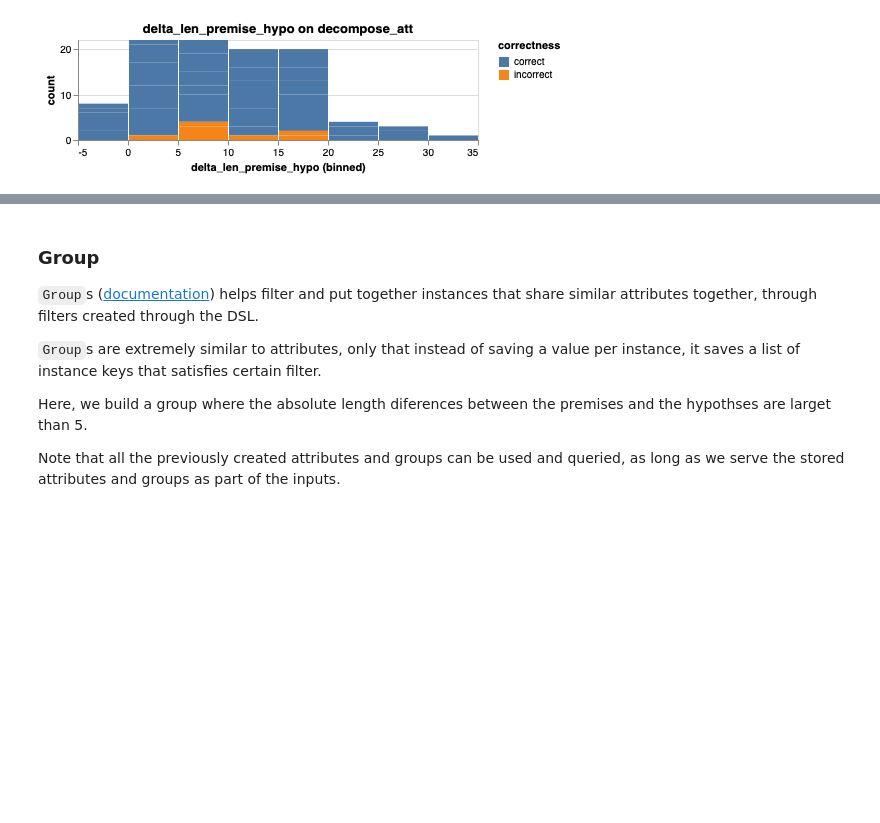
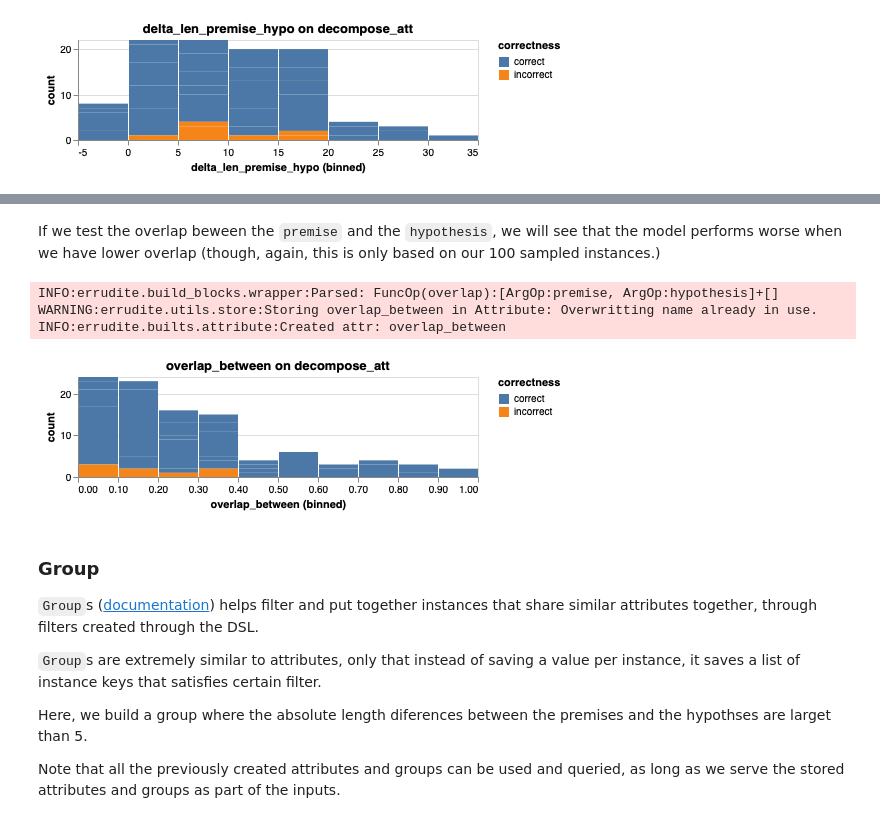
Before and after one commit to uwdata/errudite, a Jupyter notebook: tutorials/02-attr_and_group.ipynb, the cells around one changed output, grey strips where cells are left out. Drawn from its saved outputs; the diff is of its cells as text; code cells hidden in the pictures; blank space fills up the shorter version.

```diff
--- a/tutorials/02-attr_and_group.ipynb
+++ b/tutorials/02-attr_and_group.ipynb
@@ -183,3 +200,17 @@ attr.visualize_models(models=["decompose_att"])
+# %% [markdown]
+If we test the overlap beween the `premise` and the `hypothesis`, we will see that the model performs worse when we have lower overlap (though, again, this is only based on our 100 sampled instances.)
+# %%
+from errudite.builts import Attribute
+attr = Attribute.create(
+    name="overlap_between",
+    description="The text overlap between premise and hypothesis.",
+    cmd="overlap(premise, hypothesis)")
+attr.visualize_models(models=["decompose_att"])
+# %% [output]
+INFO:errudite.build_blocks.wrapper:Parsed: FuncOp(overlap):[ArgOp:premise, ArgOp:hypothesis]+[]
+WARNING:errudite.utils.store:Storing overlap_between in Attribute: Overwritting name already in use.
+INFO:errudite.builts.attribute:Created attr: overlap_between
+[figure, added]
 # %% [markdown]
 ### Group
 
```
Also changed, not shown: parts of 5 cells of this notebook, 1 other file.
